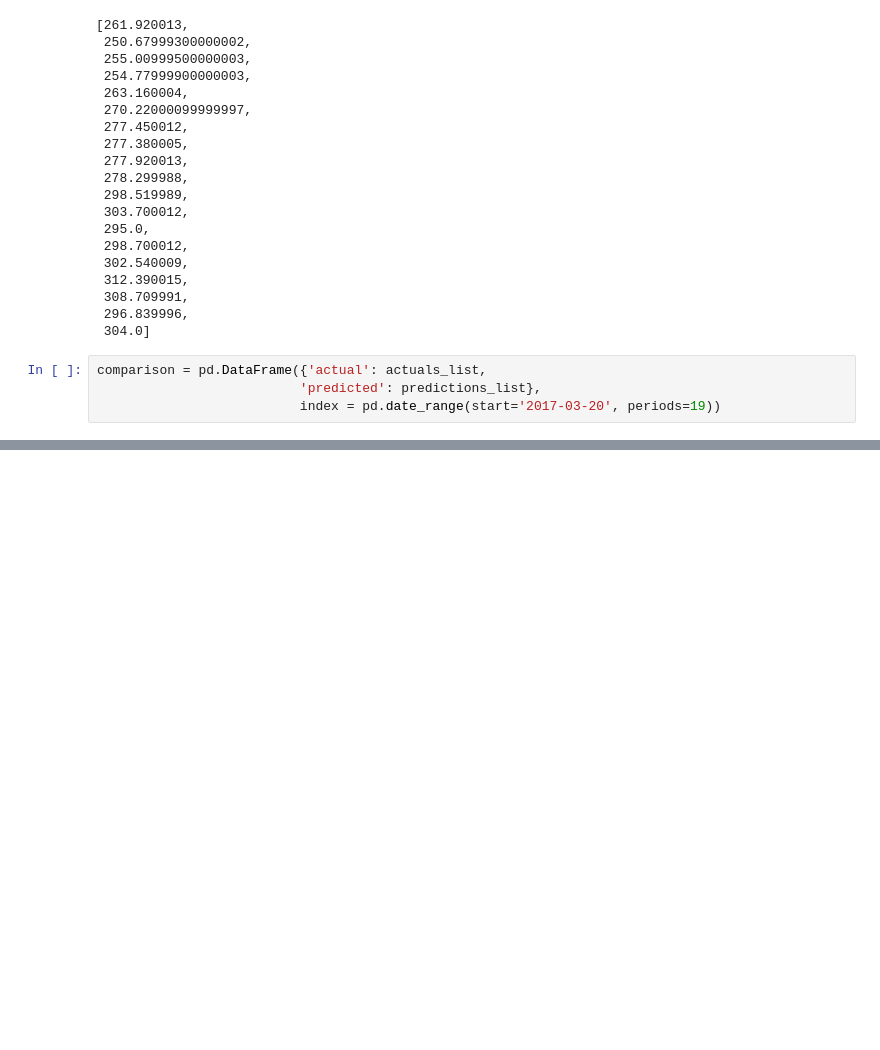
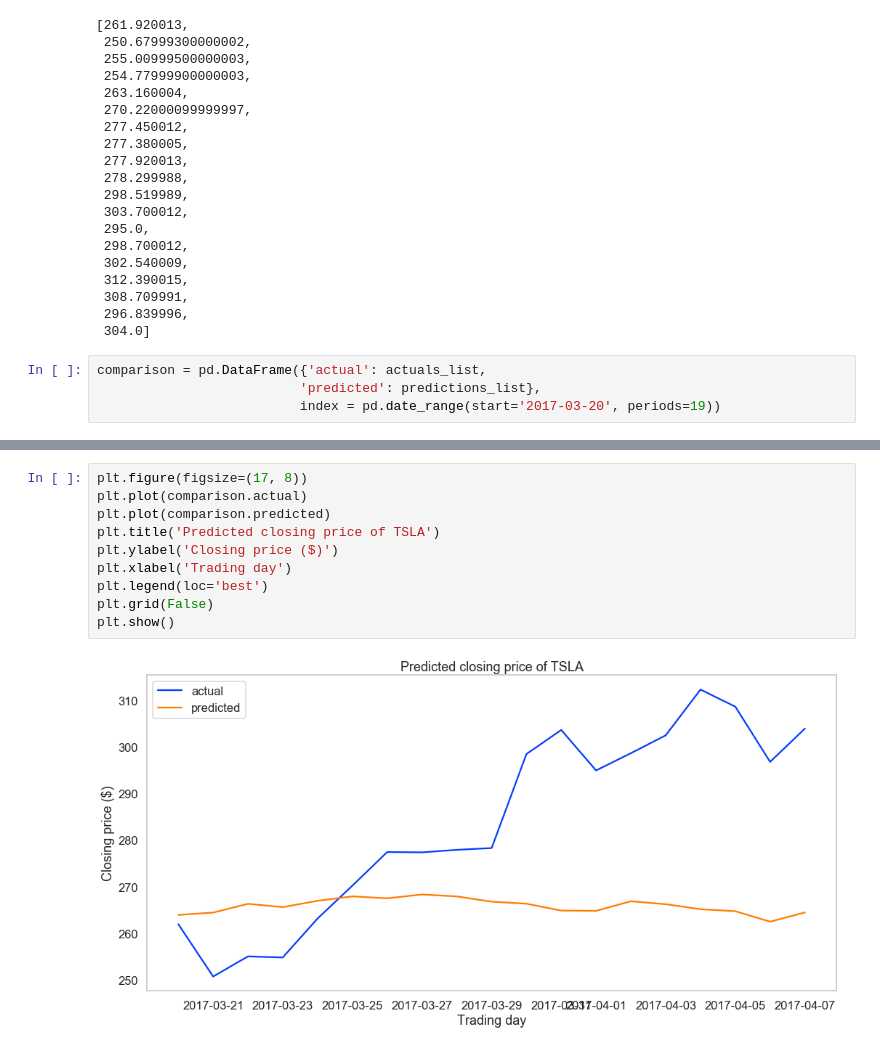
Before and after one commit to JonBebi/Teslock, a Jupyter notebook: Teslock.ipynb, the cells around one changed output, grey strips where cells are left out. Drawn from its saved outputs; the diff is of its cells as text; blank space fills up the shorter version.

Commit message:
visualized predicted and actual closing prices

```diff
--- a/Teslock.ipynb
+++ b/Teslock.ipynb
@@ -473,0 +492,12 @@ comp
+# %%
+plt.figure(figsize=(17, 8))
+plt.plot(comparison.actual)
+plt.plot(comparison.predicted)
+plt.title('Predicted closing price of TSLA')
+plt.ylabel('Closing price ($)')
+plt.xlabel('Trading day')
+plt.legend(loc='best')
+plt.grid(False)
+plt.show()
+# %% [output]
+[figure, added]
```
Also changed, not shown: parts of 3 cells of this notebook.
